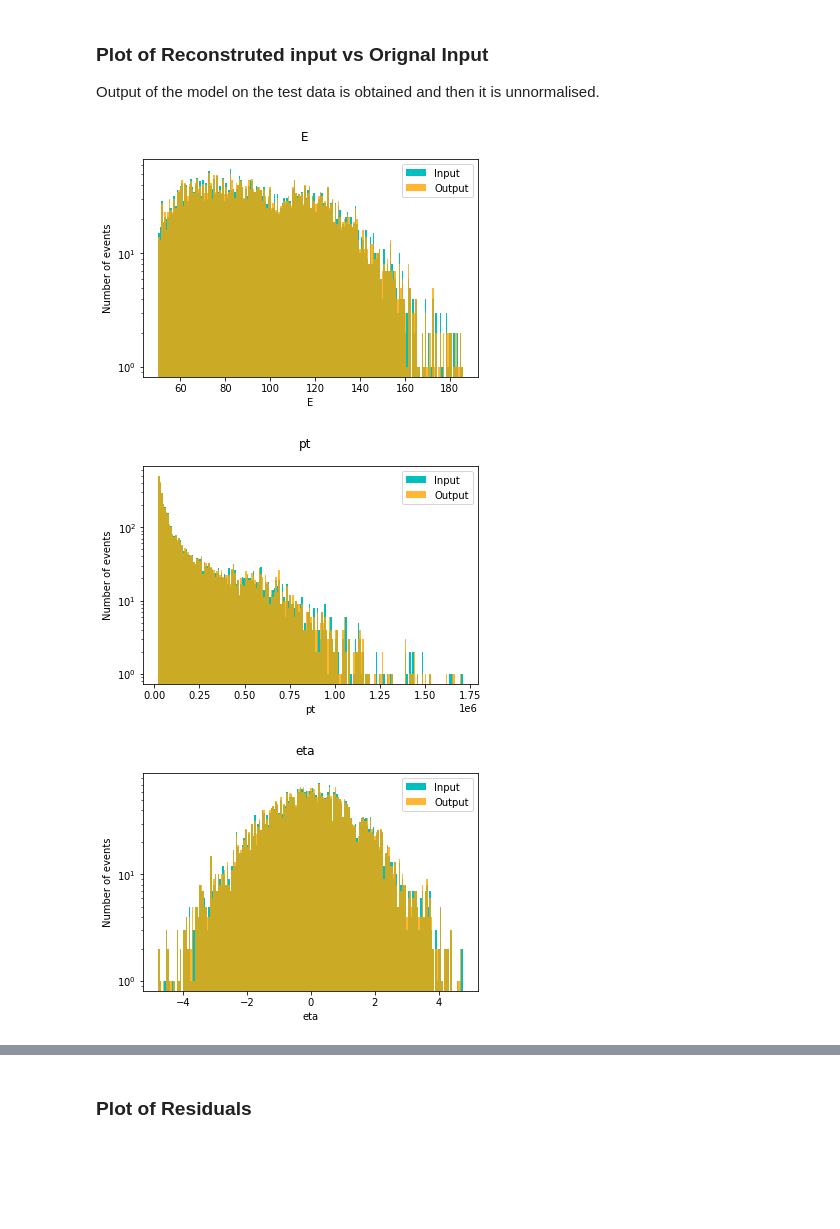
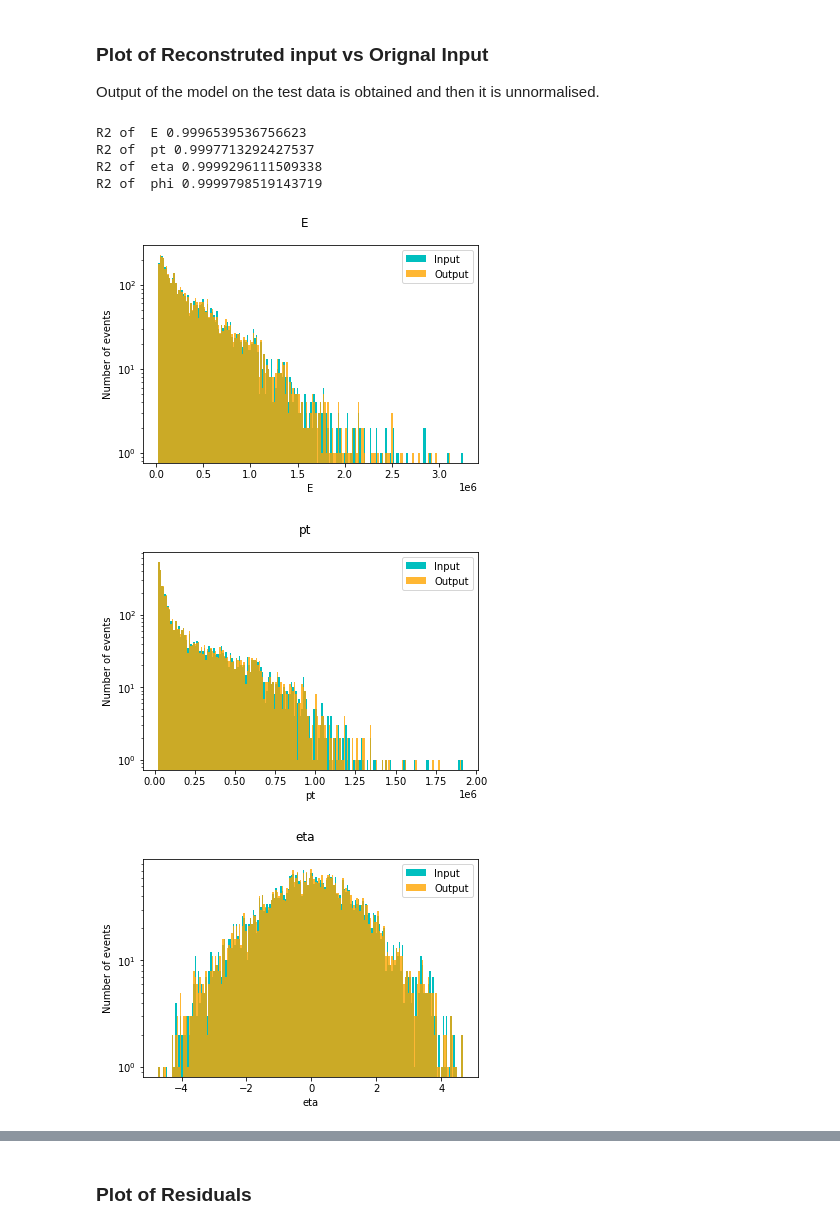
Before and after one commit to jkk2000/AutoEncoder4D, a Jupyter notebook: main.ipynb, the cells around one changed output, grey strips where cells are left out. Saved outputs shown, nothing was run; the diff lists cells and outputs as text; code cells hidden in the pictures; blank space fills up the shorter version.

```diff
--- a/main.ipynb
+++ b/main.ipynb
@@ -193,8 +194,8 @@ It was seen that ELU gives a lower MSE though it had a higher a higher mean and
 # %%
 
-class AE_3D_200_ELU(nn.Module):
+class AE_3D_200_Tanh(nn.Module):
     def __init__(self, n_features=4):
-        super(AE_3D_200_ELU, self).__init__()
+        super(AE_3D_200_Tanh, self).__init__()
         self.en1 = nn.Linear(n_features, 200)
         self.ebn1 = nn.BatchNorm1d(200)
         self.en2 = nn.Linear(200, 100)
@@ -250,7 +251,7 @@ def init_weights(m):
         torch.nn.init.xavier_normal_(m.weight)
         m.bias.data.fill_(0.01)
 
-model = AE_3D_200_ELU()
+model = AE_3D_200_Tanh()
 model.to('cpu')
 #model.apply(init_weights)
 # %% [output]
@@ -333,16 +348,18 @@ from scipy.special import inv_boxcox
 def custom_unnormalize(df):
     df['eta'] = df['eta'] * 5
     df['phi'] = df['phi'] * 3
-#     df['E'] = (10**(df['E']*1.8 - 1))*1000
-#     df['pt'] = (10**(df['pt']*1.2 + 1.3))*1000
+#     df['E'] = 10**(df['E'])*1000
+#     df['pt'] = 10**(df['pt'])*1000
     df['pt'] = inv_boxcox(df['pt']+mean1, maxlog1)
-    df['E'] = inv_boxcox(df['E']+mean2, maxlog2)*10
+    df['E'] = inv_boxcox((df['E']+mean2)*10, maxlog2)
     return df
 # %% [markdown]
 ### Plot of Reconstruted input vs Orignal Input
 
 Output of the model on the test data is obtained and then it is unnormalised.
 # %%
+from sklearn.metrics import r2_score
+
 plt.close('all')
 unit_list = ['[GeV]', '[rad]', '[rad]', '[GeV]']
 variable_list = [r'$p_T$', r'$\eta$', r'$\phi$', r'$E$']
@@ -352,37 +369,42 @@ markers = ['*', 's']
 
 model.to('cpu')
 
-save = False # Option to save figure
+save = True # Option to save figure
 
 # Histograms
 idxs = (0, len(test))  # Choose events to compare
 data = torch.tensor(test[idxs[0]:idxs[1]].values, dtype=torch.float)
 #data = torch.tensor(test[idxs[0]:idxs[1]].values, dtype=torch.float).double()
 pred = model(data)
 pred = pred.detach().numpy()
 data = data.detach().numpy()
 
 data_df = custom_unnormalize(pd.DataFrame(data, columns=test.columns))
 pred_df = custom_unnormalize(pd.DataFrame(pred, columns=test.columns))
 
 unnormalized_data_df = data_df
 unnormalized_pred_df = pred_df
 
 alph = 0.8
 n_bins = 200
 for kk in np.arange(4):
     plt.figure()
+    print("R2 of ", test.columns[kk], r2_score(unnormalized_data_df[test.columns[kk]], unnormalized_pred_df[test.columns[kk]]))
     n_hist_data, bin_edges, _ = plt.hist(unnormalized_data_df[test.columns[kk]], color=colors[1], label='Input', alpha=1, bins=n_bins)
     n_hist_pred, _, _ = plt.hist(unnormalized_pred_df[test.columns[kk]], color=colors[0], label='Output', alpha=alph, bins=bin_edges)
     plt.suptitle(test.columns[kk])
     plt.xlabel(test.columns[kk])
     plt.ylabel('Number of events')
     # ms.sciy()
     plt.yscale('log')
     if save:
-        plt.savefig(os.path.join(save_dir,test.columns[kk]+'___seluNoInit.png'))
+        plt.savefig(os.path.join(save_dir,test.columns[kk]+'__NormalisedData_TanhNoInit.png'))
     plt.legend()
 # %% [output]
+R2 of  E 0.9996539536756623
+R2 of  pt 0.9997713292427537
+R2 of  eta 0.9999296111509338
+R2 of  phi 0.9999798519143719
-[figure, old version]
+[figure, new version]
-[figure, old version]
+[figure, new version]
-[figure, old version]
+[figure, new version]
```
Also changed, not shown: parts of 15 cells of this notebook, 36 other files.
